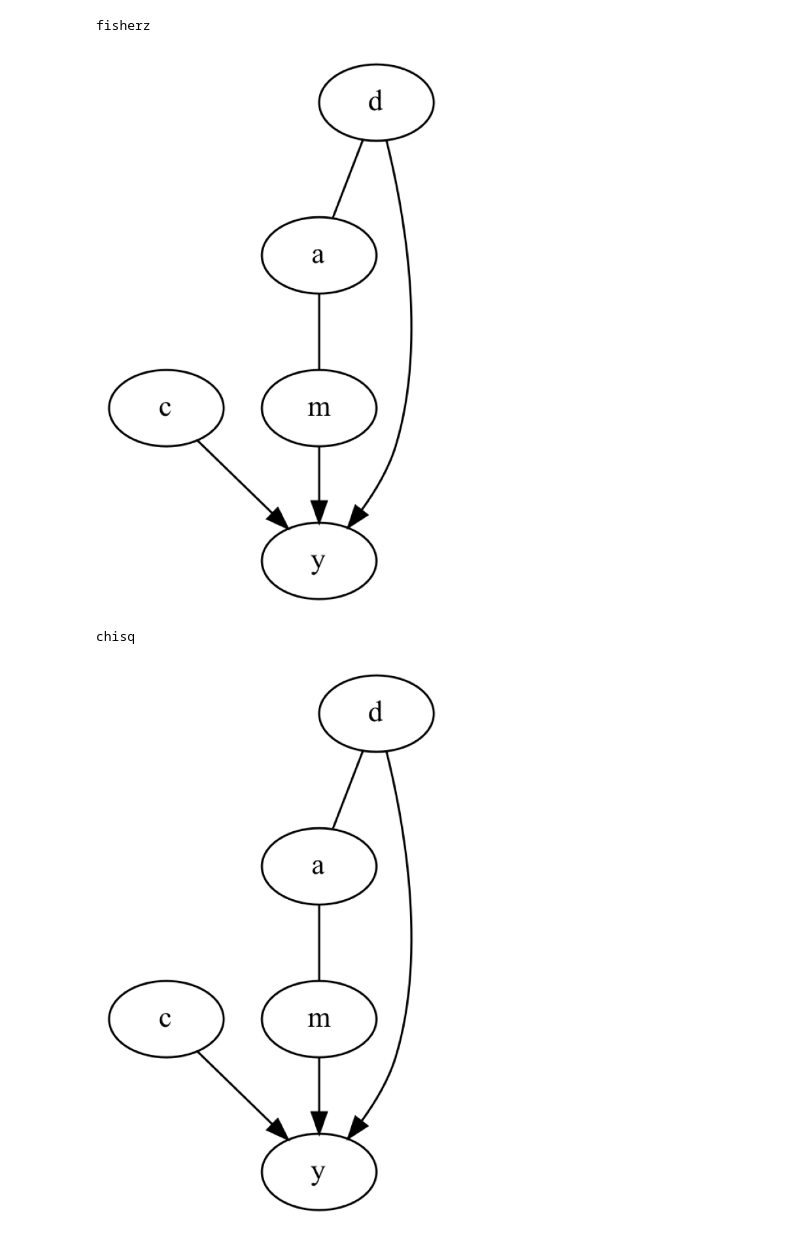
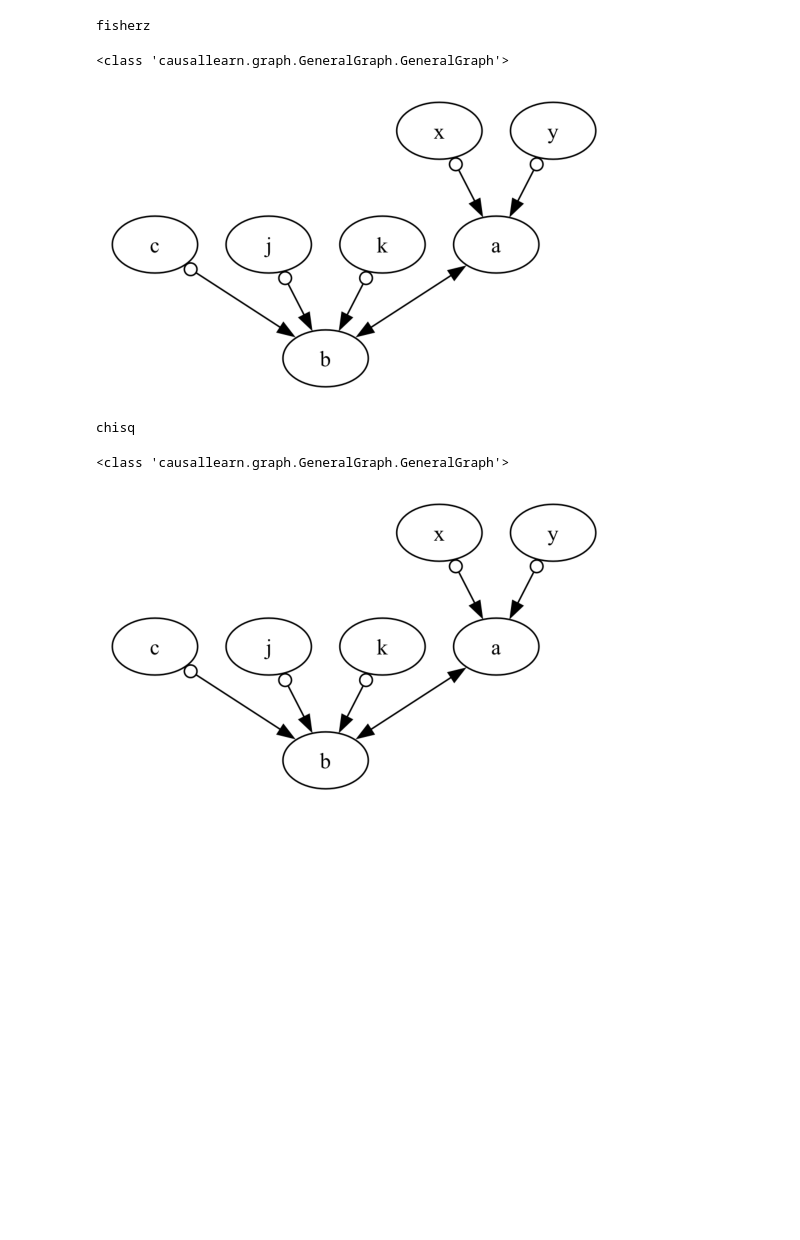
Before and after one commit to cs396s24/lectures, a Jupyter notebook: CausalDiscovery.ipynb, the cells around one changed output. Saved outputs shown, nothing was run; the diff lists cells and outputs as text; code cells hidden in the pictures; blank space fills up the shorter version.

```diff
--- a/CausalDiscovery.ipynb
+++ b/CausalDiscovery.ipynb
@@ -174,26 +189,43 @@ Graph Edges:
 # %%
 from causallearn.search.ConstraintBased.FCI import fci
 
 tests = [
-    "fisherz", "chisq", "gsq", "kci", "mv_fisherz"
+    "fisherz", "chisq", "gsq", # "kci", "mv_fisherz"
 ]
 
-args = default_args()
-args["n"] = 1000
-df = sample_data(**args)
+background = None
+
+if False:
+    background = BackgroundKnowledge()
+    background.add_forbidden_by_pattern("a", "c")
+    background.add_required_by_pattern("a", "b")
+    background.add_required_by_pattern("b", "c")
+
+n=1000000
+df = sample_colliders_df(n=n)
+# df = sample_hw2_data(n=n)
 
 for test in tests:
     print(test)
-    cg, edges = fci(df.to_numpy(), indep_test=test, alpha=0.001, node_names=df.columns)
-    pdy = GraphUtils.to_pydot(cg, labels=df.columns)
+    cg, edges = fci(
+        df.to_numpy(),
+        indep_test=test,
+        alpha=0.001,
+        background_knowledge=background,
+        node_names=df.columns
+    )
+    print(type(cg))
+    pyd = GraphUtils.to_pydot(cg, labels=df.columns)
     tmp_png = pyd.create_png(f="png")
     fp = io.BytesIO(tmp_png)
     img = mpimg.imread(fp, format='png')
     plt.axis('off')
     plt.imshow(img)
     plt.show()
 # %% [output]
 fisherz
+<class 'causallearn.graph.GeneralGraph.GeneralGraph'>
-[figure, old version]
+[figure, new version]
-chisq
+chisq
+<class 'causallearn.graph.GeneralGraph.GeneralGraph'>
-[figure, old version]
+[figure, new version]
```
Also changed, not shown: parts of 6 cells of this notebook, 3 other files.
